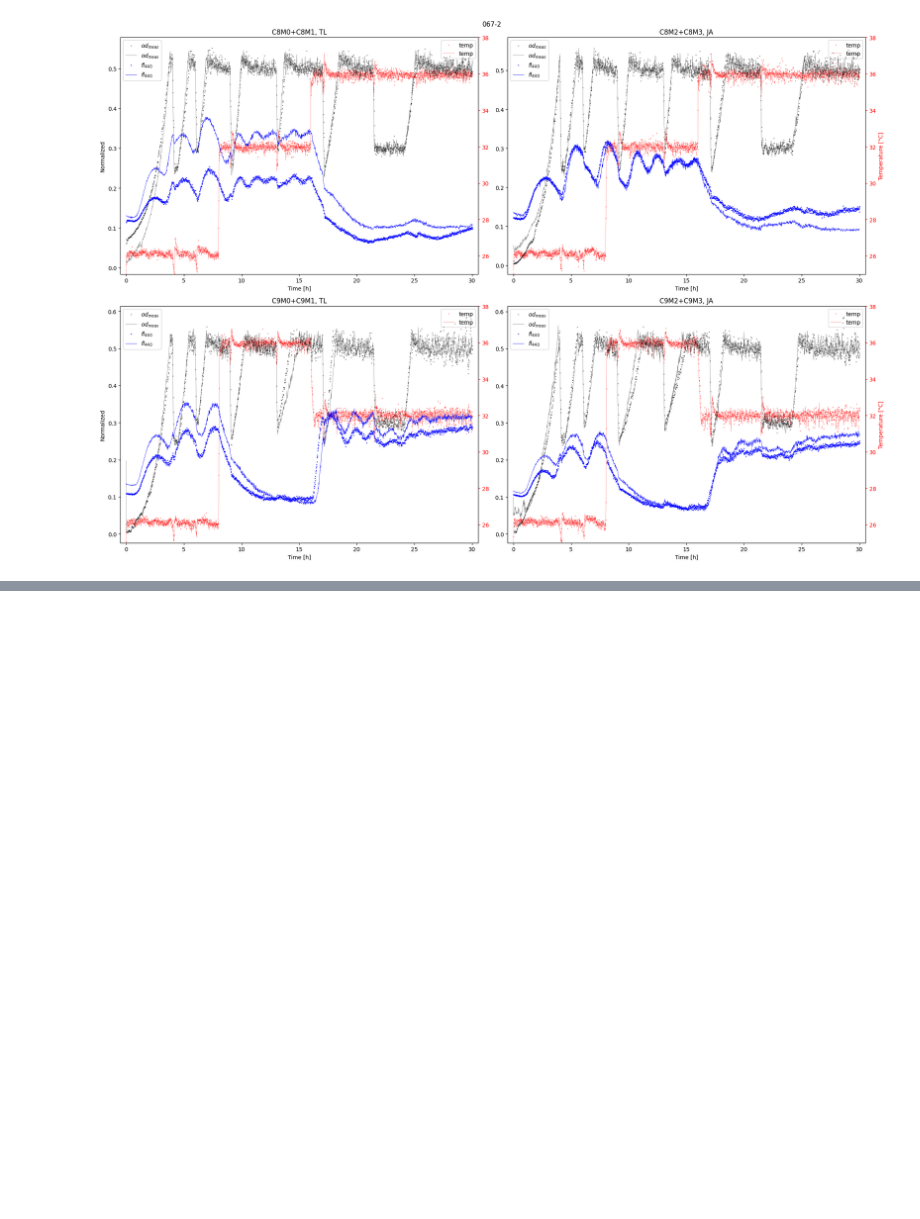
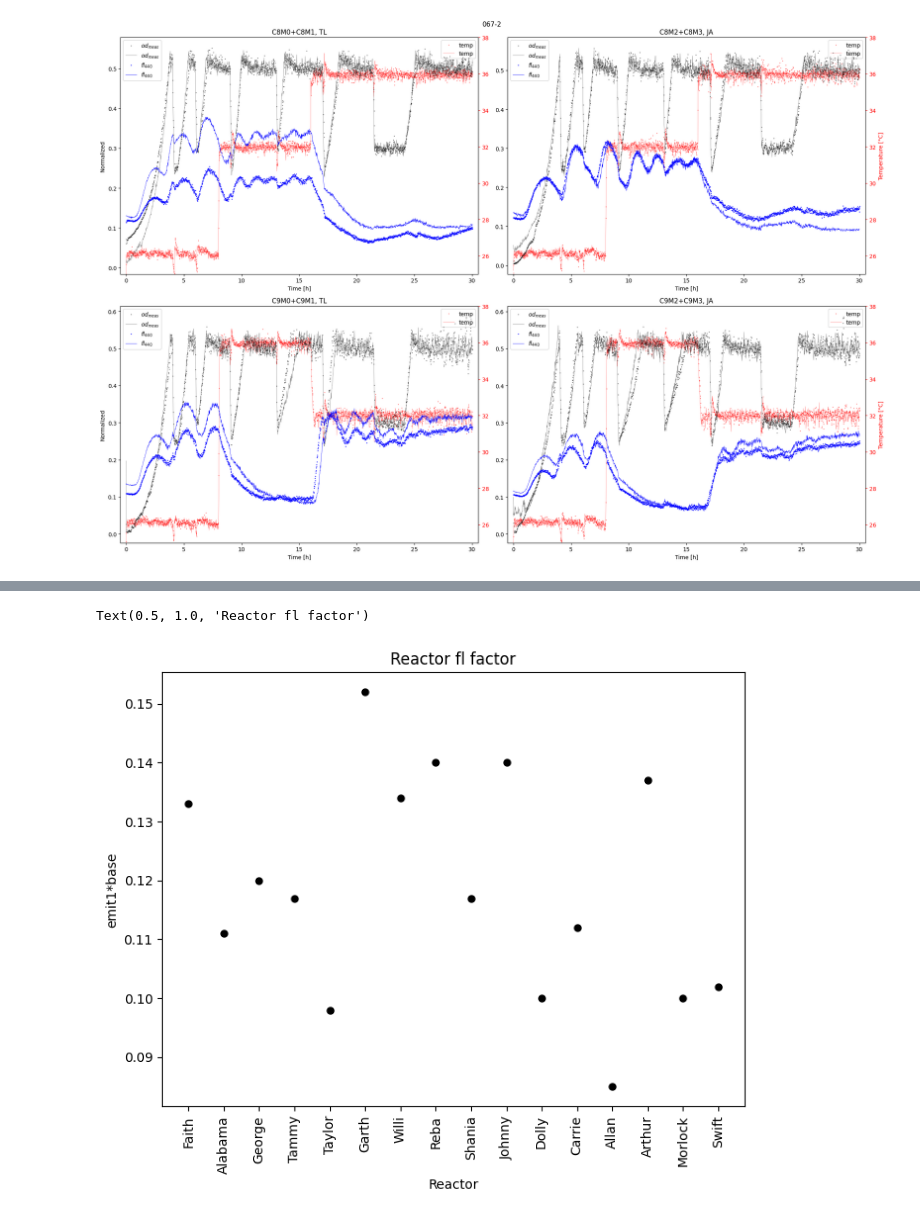
Before and after one commit to Janmorlock/PopEst, a Jupyter notebook: ScrapScript.ipynb, the cells around one changed output, grey strips where cells are left out. Saved outputs shown, nothing was run; the diff lists cells and outputs as text; code cells hidden in the pictures; blank space fills up the shorter version.

```diff
--- a/ScrapScript.ipynb
+++ b/ScrapScript.ipynb
@@ -320,0 +317,22 @@ IndexError: index 2303 is out of bounds for axis 0 with size 1801
+# %%
+import numpy as np
+import matplotlib.pyplot as plt
+import matplotlib
+
+x = ["Faith", "Alabama", "George", "Tammy", "Taylor", "Garth", "Willi", "Reba", "Shania", "Johnny", "Dolly", "Carrie", "Allan", "Arthur", "Morlock", "Swift"]
+# e = np.array([0.103*4263,0.080*3889,0.089*3960,0.082*3704,0.065*4482,0.102*3234,0.094*3599,0.095*4080,0.095*3614,0.106*3644,0.077*5116,0.087*4642,0.083*2387,0.076*1861,0.091*2072,0.098*4789])
+# p = np.array([0.236*5363,0.191*4847,0.209*4868,0.199*4258,0.163*5577,0.254*3839,0.228*4469,0.235*4722,0.212*4532,0.246*4565,0.177*6070,0.199*5747,0.168*5377,0.213*4434,0.191*5421,0.200*5919])
+e = np.array([0.103,0.080,0.089,0.082,0.065,0.102,0.094,0.095,0.095,0.106,0.077,0.087,0.083,0.076,0.091,0.098])
+p = np.array([0.236,0.191,0.209,0.199,0.163,0.254,0.228,0.235,0.212,0.246,0.177,0.199,0.168,0.213,0.191,0.200])
+matplotlib.style.use('default')
+fig, ax = plt.subplots(1,1)
+fig.set_figheight(6)
+fig.set_figwidth(8)
+ax.plot(x,p-e,'.k',markersize = 10, label = 'fl diff')
+ax.set_xticklabels(x, rotation=90)
+ax.set_ylabel("emit1*base")
+ax.set_xlabel("Reactor")
+ax.set_title("Reactor fl factor")
+# %% [output]
+Text(0.5, 1.0, 'Reactor fl factor')
+[figure, added]
```
Also changed, not shown: parts of 6 cells of this notebook, 4 other files.
